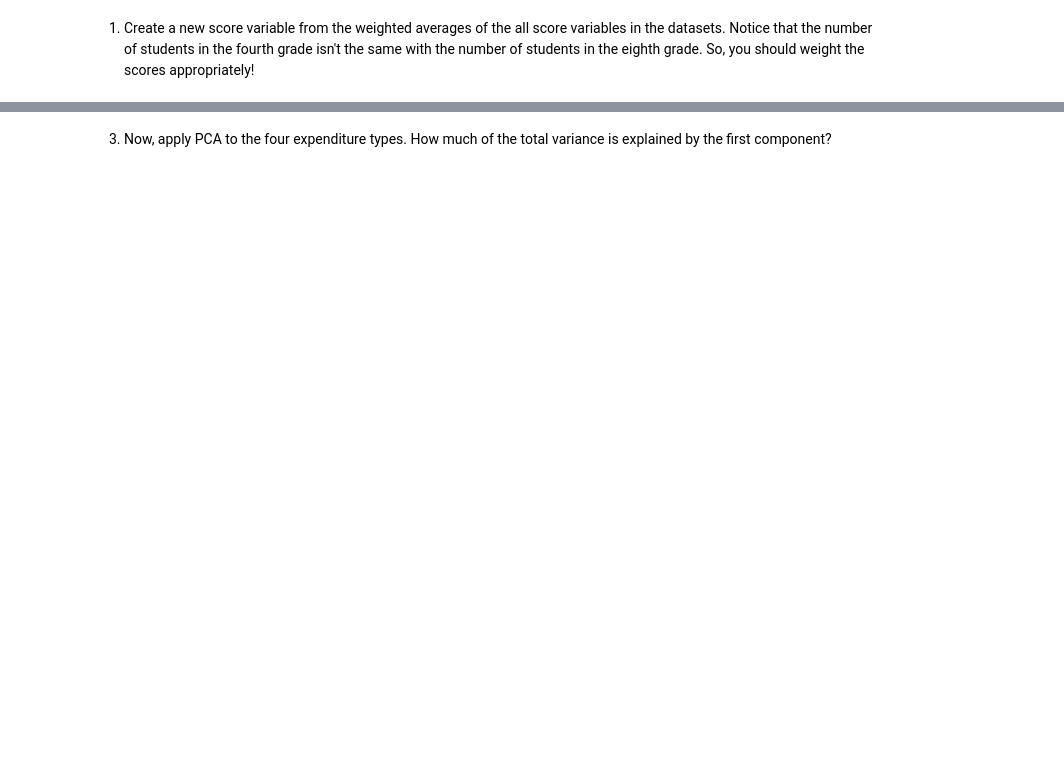
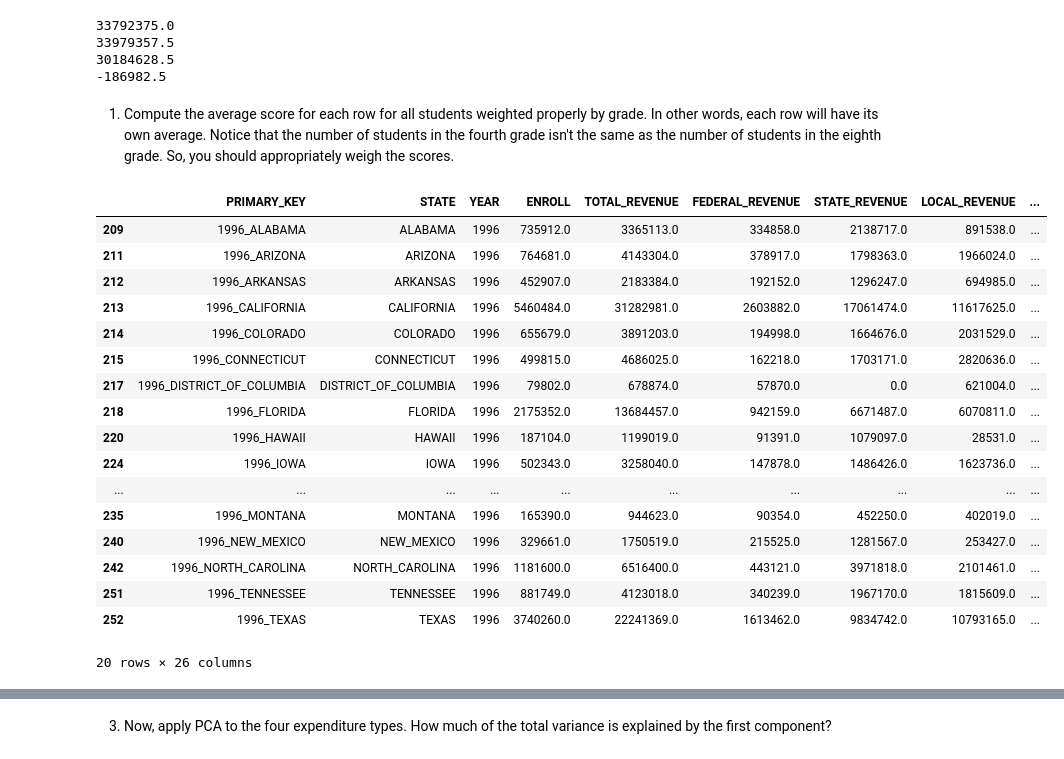
Before and after one commit to mgalaviz1/my_work, a Jupyter notebook: week5_eda/feature2.ipynb, the cells around one changed output, grey strips where cells are left out. Cells and saved outputs as stored; diff of their text form; code cells hidden in the pictures; blank space fills up the shorter version.

```diff
--- a/week5_eda/feature2.ipynb
+++ b/week5_eda/feature2.ipynb
@@ -39,0 +67,10 @@ df.dropna(inplace=True)
+# %%
+print(df.GRADES_4_G.sum())
+print(df.GRADES_8_G.sum())
+print(df.GRADES_12_G.sum())
+print(df.GRADES_4_G.sum()- df.GRADES_8_G.sum())
+# %% [output]
+33792375.0
+33979357.5
+30184628.5
+-186982.5
@@ -40,2 +79,2 @@ df.dropna(inplace=True)
 # %% [markdown]
-1. Create a new score variable from the weighted averages of the all score variables in the datasets. Notice that the number of students in the fourth grade isn't the same with the number of students in the eighth grade. So, you should weight the scores appropriately!
+1. Compute the average score for each row for all students weighted properly by grade. In other words, each row will have its own average. Notice that the number of students in the fourth grade isn't the same as the number of students in the eighth grade. So, you should appropriately weigh the scores.
@@ -44,0 +83,21 @@ education_df["overall_score"] = (education_df["GRADES_4_G"]*((education_df["AVG_
+# %%
+df.head(20)
+# %% [output]
+|  | PRIMARY_KEY | STATE | YEAR | ENROLL | TOTAL_REVENUE | FEDERAL_REVENUE | STATE_REVENUE | LOCAL_REVENUE | ... |
+| 209 | 1996_ALABAMA | ALABAMA | 1996 | 735912.0 | 3365113.0 | 334858.0 | 2138717.0 | 891538.0 | ... |
+| 211 | 1996_ARIZONA | ARIZONA | 1996 | 764681.0 | 4143304.0 | 378917.0 | 1798363.0 | 1966024.0 | ... |
+| 212 | 1996_ARKANSAS | ARKANSAS | 1996 | 452907.0 | 2183384.0 | 192152.0 | 1296247.0 | 694985.0 | ... |
+| 213 | 1996_CALIFORNIA | CALIFORNIA | 1996 | 5460484.0 | 31282981.0 | 2603882.0 | 17061474.0 | 11617625.0 | ... |
+| 214 | 1996_COLORADO | COLORADO | 1996 | 655679.0 | 3891203.0 | 194998.0 | 1664676.0 | 2031529.0 | ... |
+| 215 | 1996_CONNECTICUT | CONNECTICUT | 1996 | 499815.0 | 4686025.0 | 162218.0 | 1703171.0 | 2820636.0 | ... |
+| 217 | 1996_DISTRICT_OF_COLUMBIA | DISTRICT_OF_COLUMBIA | 1996 | 79802.0 | 678874.0 | 57870.0 | 0.0 | 621004.0 | ... |
+| 218 | 1996_FLORIDA | FLORIDA | 1996 | 2175352.0 | 13684457.0 | 942159.0 | 6671487.0 | 6070811.0 | ... |
+| 220 | 1996_HAWAII | HAWAII | 1996 | 187104.0 | 1199019.0 | 91391.0 | 1079097.0 | 28531.0 | ... |
+| 224 | 1996_IOWA | IOWA | 1996 | 502343.0 | 3258040.0 | 147878.0 | 1486426.0 | 1623736.0 | ... |
+| ... | ... | ... | ... | ... | ... | ... | ... | ... | ... |
+| 235 | 1996_MONTANA | MONTANA | 1996 | 165390.0 | 944623.0 | 90354.0 | 452250.0 | 402019.0 | ... |
+| 240 | 1996_NEW_MEXICO | NEW_MEXICO | 1996 | 329661.0 | 1750519.0 | 215525.0 | 1281567.0 | 253427.0 | ... |
+| 242 | 1996_NORTH_CAROLINA | NORTH_CAROLINA | 1996 | 1181600.0 | 6516400.0 | 443121.0 | 3971818.0 | 2101461.0 | ... |
+| 251 | 1996_TENNESSEE | TENNESSEE | 1996 | 881749.0 | 4123018.0 | 340239.0 | 1967170.0 | 1815609.0 | ... |
+| 252 | 1996_TEXAS | TEXAS | 1996 | 3740260.0 | 22241369.0 | 1613462.0 | 9834742.0 | 10793165.0 | ... |
+20 rows × 26 columns
```
Also changed, not shown: parts of 16 cells of this notebook.
